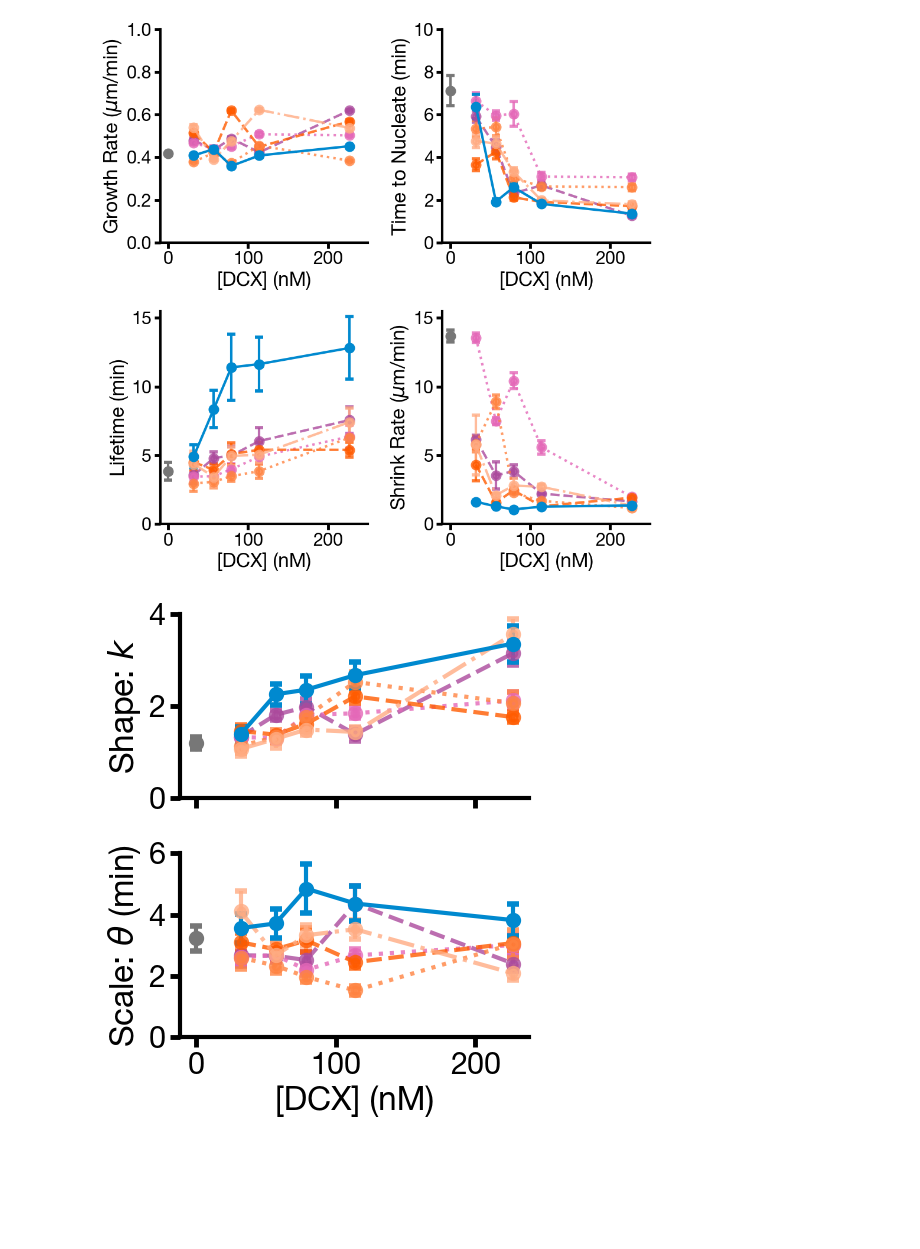
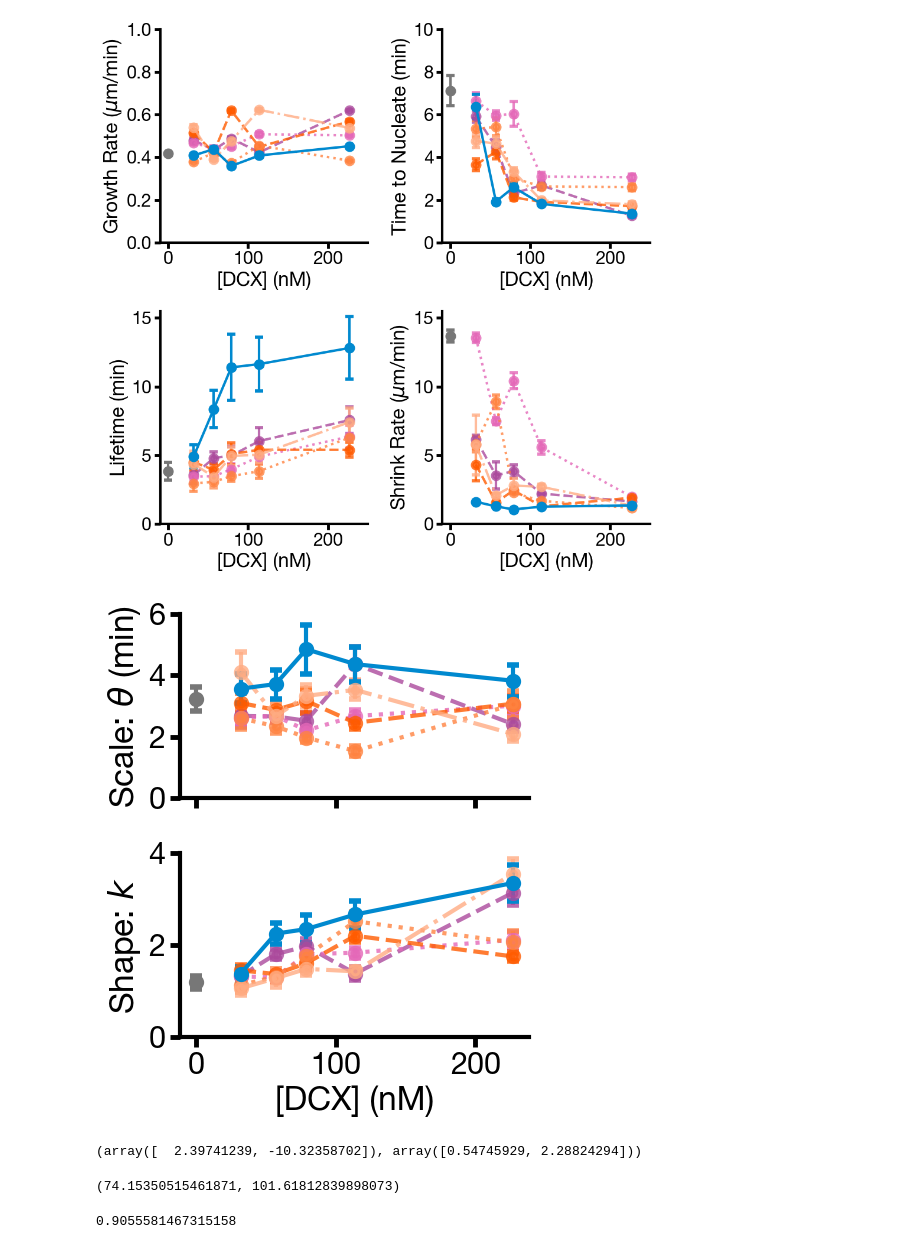
Before and after one commit to sofiacruzt/sofia-brouhardlab, a Jupyter notebook: dynamics/EJCB2023/Lifetime_HillFit.ipynb, the cells around one changed output. Cells and saved outputs as stored; diff of their text form; code cells hidden in the pictures; blank space fills up the shorter version.

```diff
--- a/dynamics/EJCB2023/Lifetime_HillFit.ipynb
+++ b/dynamics/EJCB2023/Lifetime_HillFit.ipynb
@@ -838,11 +838,11 @@ for dcxtype in ResultFit[Type].unique():#data[Type].unique(): #['None','R76S','P
 
     if dcxtype == 'None' or  dcxtype == 'WT':
 
-        ax[0].errorbar(x , y , yerr= yerr , fmt='',marker='o', markersize=scattersize,capsize = cap,
+        ax[1].errorbar(x , y , yerr= yerr , fmt='',marker='o', markersize=scattersize,capsize = cap,
                               markeredgewidth=4,elinewidth=3,color=palette[count], alpha = 1)
 
     else:
-        ax[0].errorbar(x , y , yerr= yerr , fmt=linetype[count],marker='o', markersize=scattersize,capsize = cap,
+        ax[1].errorbar(x , y , yerr= yerr , fmt=linetype[count],marker='o', markersize=scattersize,capsize = cap,
                               markeredgewidth=4,elinewidth=3,color=palette[count], alpha = 0.80)
 
     y = dcxtype_DF[(dcxtype_DF['Coefficient']==1)]['Fit'].values
@@ -850,43 +850,43 @@ for dcxtype in ResultFit[Type].unique():#data[Type].unique(): #['None','R76S','P
 
     if dcxtype == 'None' or  dcxtype == 'WT':
 
-        ax[1].errorbar(x , y , yerr= yerr , fmt=linetype[count],marker='o', markersize=scattersize,capsize = cap,
+        ax[0].errorbar(x , y , yerr= yerr , fmt=linetype[count],marker='o', markersize=scattersize,capsize = cap,
                               markeredgewidth=4,elinewidth=3,color=palette[count], alpha = 1)
 
     else:
-        ax[1].errorbar(x , y , yerr= yerr , fmt=linetype[count],marker='o', markersize=scattersize,capsize = cap,
+        ax[0].errorbar(x , y , yerr= yerr , fmt=linetype[count],marker='o', markersize=scattersize,capsize = cap,
                               markeredgewidth=4,elinewidth=3,color=palette[count], alpha = 0.80)
 
     count += 1
 
 for i in [0,1]:
     ax[i].spines['right'].set_visible(False)
     ax[i].spines['top'].set_visible(False)
     ax[i].spines['left'].set_lw(3)
     ax[i].spines['bottom'].set_lw(3)
     ax[i].tick_params(axis='both', width = 3.5, length = 7)
 
     ax[i].set_xticks(np.arange(0, 251, 100))
 
 
-ax[0].set_ylim(0,4)
-ax[0].set_yticks(np.arange(0, 4.1, 2))
+ax[1].set_ylim(0,4)
+ax[1].set_yticks(np.arange(0, 4.1, 2))
 
-ax[1].set_ylim(0,6)
-ax[1].set_yticks(np.arange(0, 6.1, 2))
+ax[0].set_ylim(0,6)
+ax[0].set_yticks(np.arange(0, 6.1, 2))
 
 
 ax[1].set_xlabel( DCXconc)
-ax[0].set_ylabel( 'Shape: ' r'$k$')
+ax[1].set_ylabel( 'Shape: ' r'$k$')
 
-ax[1].set_ylabel( 'Scale: ' r'$\theta$'' (min)')
+ax[0].set_ylabel( 'Scale: ' r'$\theta$'' (min)')
 
 sns.set_context("poster", font_scale=1, rc={"lines.linewidth":3.0})
 #plt.tight_layout()
 #ax[0].legend((Type_order),loc='upper left',title='DCX Type')
 #fig.suptitle('[Tubulin] ' r'$= 6 \mu M$')
 
 #plt.savefig(path.parents[0]/('joint_graphsFit_'+jointdate+'.png'))
-plt.savefig(newmydir/('joint_graphsFit_lifetimeparms_all-mutants.pdf'),bbox_inches='tight')
+#plt.savefig(newmydir/('joint_graphsFit_lifetimeparms_all-mutants.pdf'),bbox_inches='tight')
 # %% [output]
-[figure, old version]
+[figure, new version]
@@ -892,0 +915,27 @@ plt.savefig(newmydir/('joint_graphsFit_lifetimeparms_all-mutants.pdf'),bbox_inch
+# %%
+X = [*x0,*x]
+YK = [*yK0,*yK]
+YerrK = [*yerr0,*yerr]
+
+logx = np.log(X[1:-1])
+normyK =( YK[1:-1]-YK[0])/(YK[-1]-YK[0])
+logyK = np.log(normyK/(1-normyK))
+
+p, cov = np.polyfit(logx, logyK, 1, cov=True)
+var = np.diagonal(cov) #Refer [3]
+SElin = np.sqrt(var) #Refer [4]
+
+mL,bL = p
+
+
+p, SElin
+# %% [output]
+(array([  2.39741239, -10.32358702]), array([0.54745929, 2.28824294]))
+# %%
+K_A(p)
+# %% [output]
+(74.15350515461871, 101.61812839898073)
+# %%
+R2S(logyK,logx*mL+bL)
+# %% [output]
+0.9055581467315158
```
Also changed, not shown: parts of 14 cells of this notebook, 1 other file.
